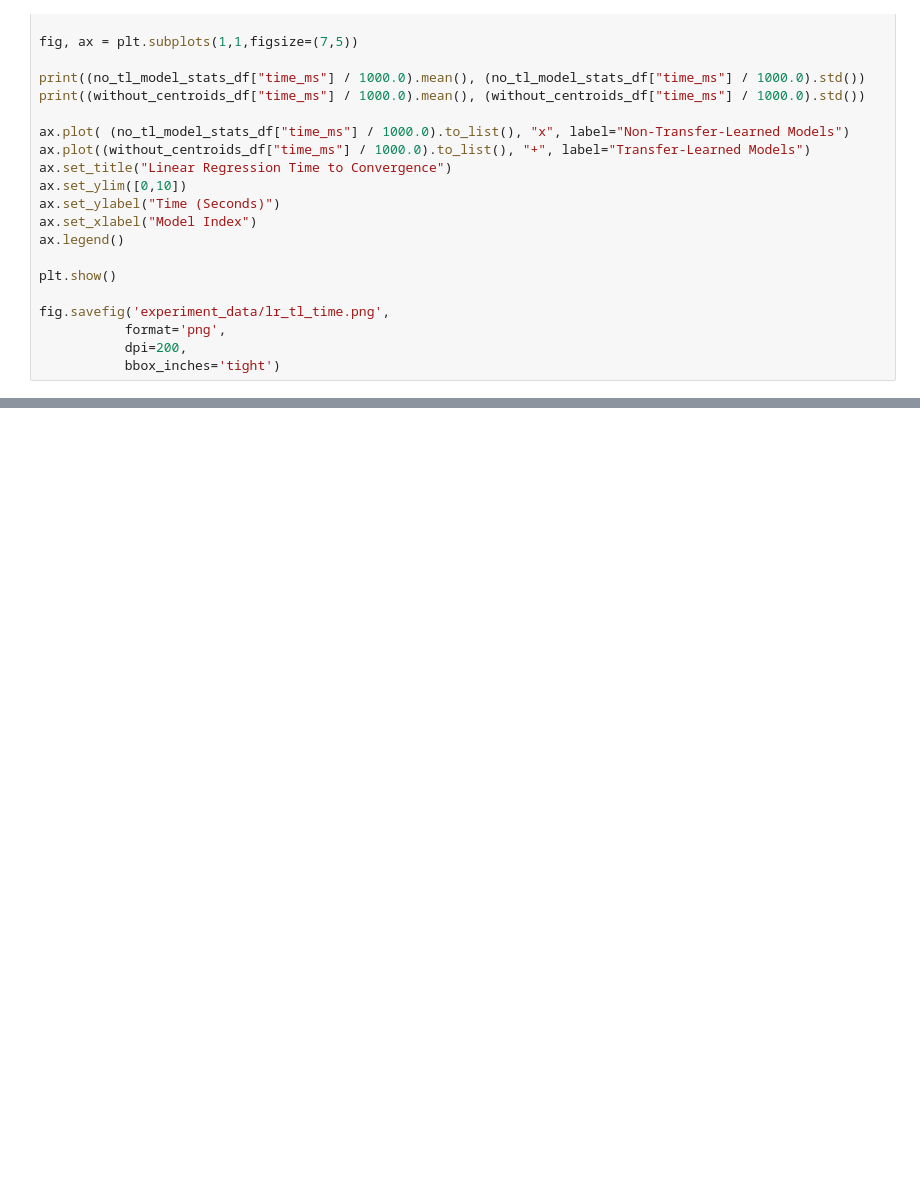
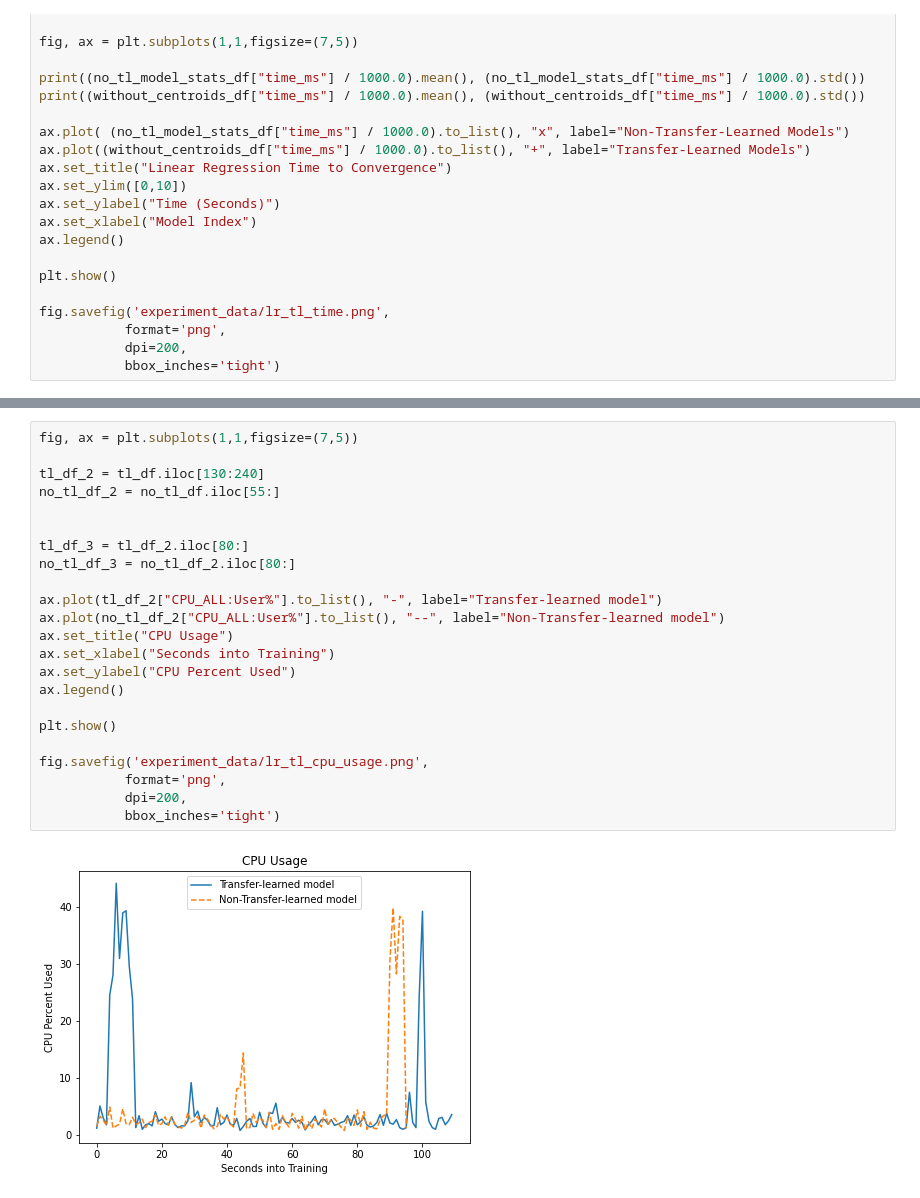
Before and after one commit to menuka94/transfer-learning, a Jupyter notebook: Job_Profiling.ipynb, the cells around one changed output, grey strips where cells are left out. Drawn from its saved outputs; the diff is of its cells as text; blank space fills up the shorter version.

```diff
--- a/Job_Profiling.ipynb
+++ b/Job_Profiling.ipynb
@@ -548,0 +559,25 @@ plt.show()
+# %%
+fig, ax = plt.subplots(1,1,figsize=(7,5))
+
+tl_df_2 = tl_df.iloc[130:240]
+no_tl_df_2 = no_tl_df.iloc[55:]
+
+
+tl_df_3 = tl_df_2.iloc[80:]
+no_tl_df_3 = no_tl_df_2.iloc[80:]
+
+ax.plot(tl_df_2["CPU_ALL:User%"].to_list(), "-", label="Transfer-learned model")
+ax.plot(no_tl_df_2["CPU_ALL:User%"].to_list(), "--", label="Non-Transfer-learned model")
+ax.set_title("CPU Usage")
+ax.set_xlabel("Seconds into Training")
+ax.set_ylabel("CPU Percent Used")
+ax.legend()
+
+plt.show()
+
+fig.savefig('experiment_data/lr_tl_cpu_usage.png',
+           format='png',
+           dpi=200,
+           bbox_inches='tight')
+# %% [output]
+[figure, added]
```
Also changed, not shown: parts of 5 cells of this notebook, 8 other files.
